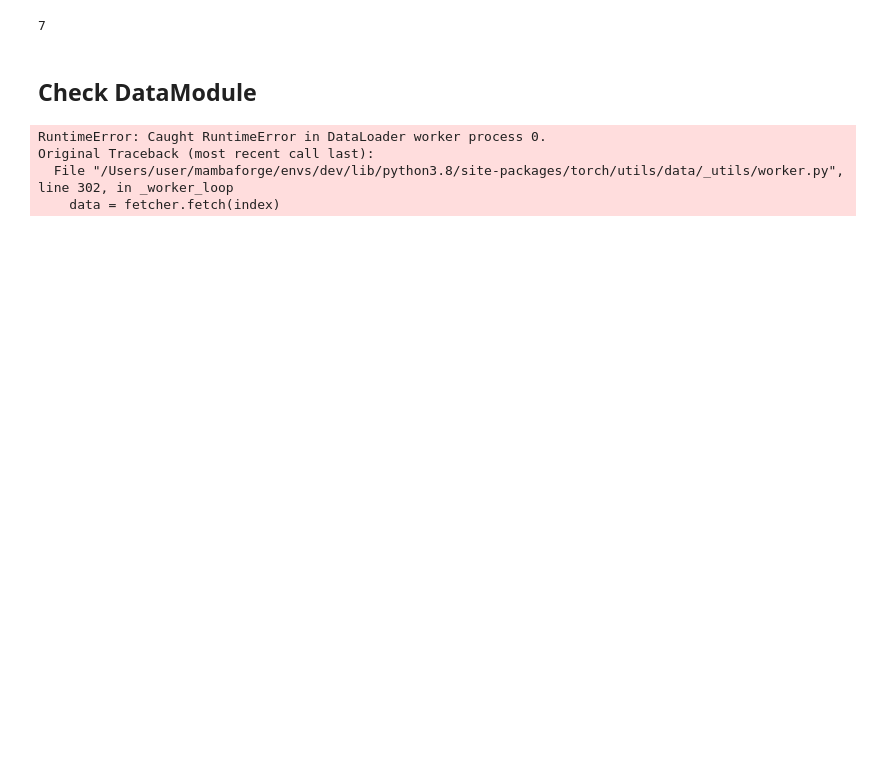
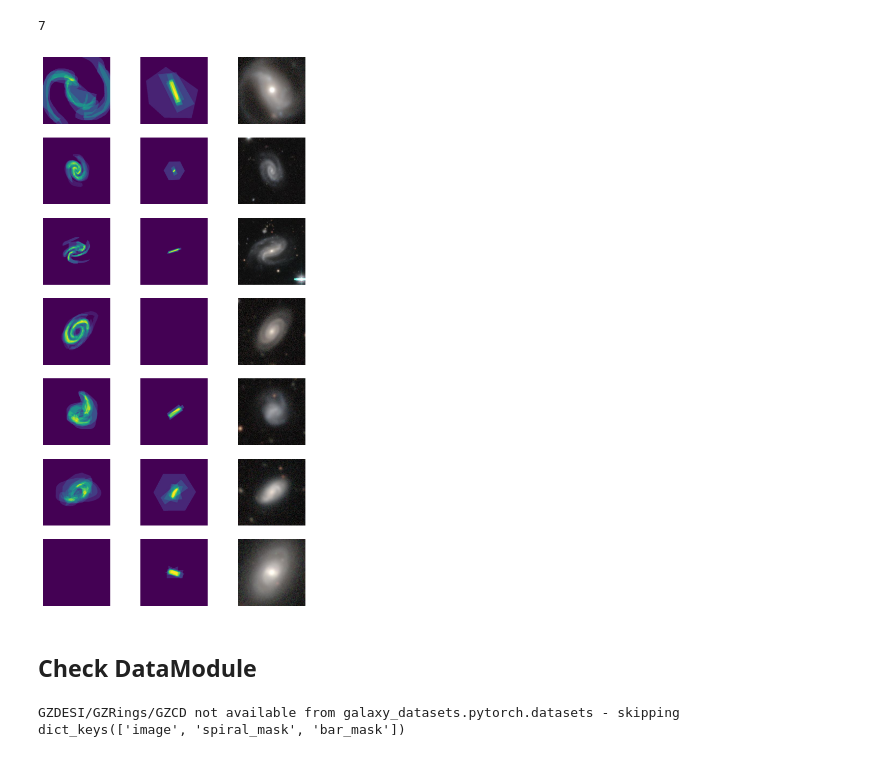
Before and after one commit to mwalmsley/zoobot-3d, a Jupyter notebook: check_dataset.ipynb, the cells around one changed output. Drawn from its saved outputs; the diff is of its cells as text; code cells hidden in the pictures; blank space fills up the shorter version.

Commit message:
use static mask images, much faster to load

```diff
--- a/check_dataset.ipynb
+++ b/check_dataset.ipynb
@@ -22,3 +16,5 @@ df['local_desi_jpg_loc'] = df.apply(lambda x: f'data/desi/jpg/{x["brickid"]}/{x[
+# %%
+df = pd.read_csv('/Users/user/repos/zoobot-3d/data/gz3d_and_gz_desi_master_catalog.csv')[:100]
 # %%
 df.columns.values
 # %% [output]
@@ -57,27 +55,29 @@ transform = A.Compose(
 )
 # transform = None
 # %%
-# n_examples = 7
+n_examples = 7
 
-# dataset = pytorch_dataset.SegmentationGalaxyDataset(df.sample(n_examples), transform=transform)
+dataset = pytorch_dataset.SegmentationGalaxyDataset(df.sample(n_examples), transform=transform)
 
-# fig, rows = plt.subplots(ncols=3, nrows=n_examples, figsize=(7, 2*n_examples))
+fig, rows = plt.subplots(ncols=3, nrows=n_examples, figsize=(7, 2*n_examples))
 
 
-# for galaxy_n in range(n_examples):
+for galaxy_n in range(n_examples):
 
-#     (ax0, ax1, ax2) = rows[galaxy_n]
+    (ax0, ax1, ax2) = rows[galaxy_n]
 
-#     image, segmap_dict = dataset[galaxy_n]
+    outputs = dataset[galaxy_n]
 
-#     ax0.imshow(segmap_dict['spiral_mask'])
-#     ax1.imshow(segmap_dict['bar_mask'])
-#     ax2.imshow(image)  # default target keyed as image
-#     ax0.axis('off')
-#     ax1.axis('off')
-#     ax2.axis('off')
+    ax0.imshow(outputs['spiral_mask'])
+    ax1.imshow(outputs['bar_mask'])
+    ax2.imshow(outputs['image'])  # default target keyed as image
+    ax0.axis('off')
+    ax1.axis('off')
+    ax2.axis('off')
 
-# plt.show()
+plt.show()
+# %% [output]
+[figure, added]
 # %% [markdown]
 ## Check DataModule
 # %%
@@ -100,9 +100,9 @@ datamodule = pytorch_datamodule.SegmentationDataModule(
 datamodule.setup('fit')
 # %%
 for batch in datamodule.train_dataloader():
-    print(len(batch))
+    # print(len(batch))
+    print(batch.keys())
+    break
 # %% [output]
-RuntimeError: Caught RuntimeError in DataLoader worker process 0.
-Original Traceback (most recent call last):
-  File "/Users/user/mambaforge/envs/dev/lib/python3.8/site-packages/torch/utils/data/_utils/worker.py", line 302, in _worker_loop
-    data = fetcher.fetch(index)
+GZDESI/GZRings/GZCD not available from galaxy_datasets.pytorch.datasets - skipping
+dict_keys(['image', 'spiral_mask', 'bar_mask'])
```
Also changed, not shown: parts of 2 cells of this notebook, 8 other files.
